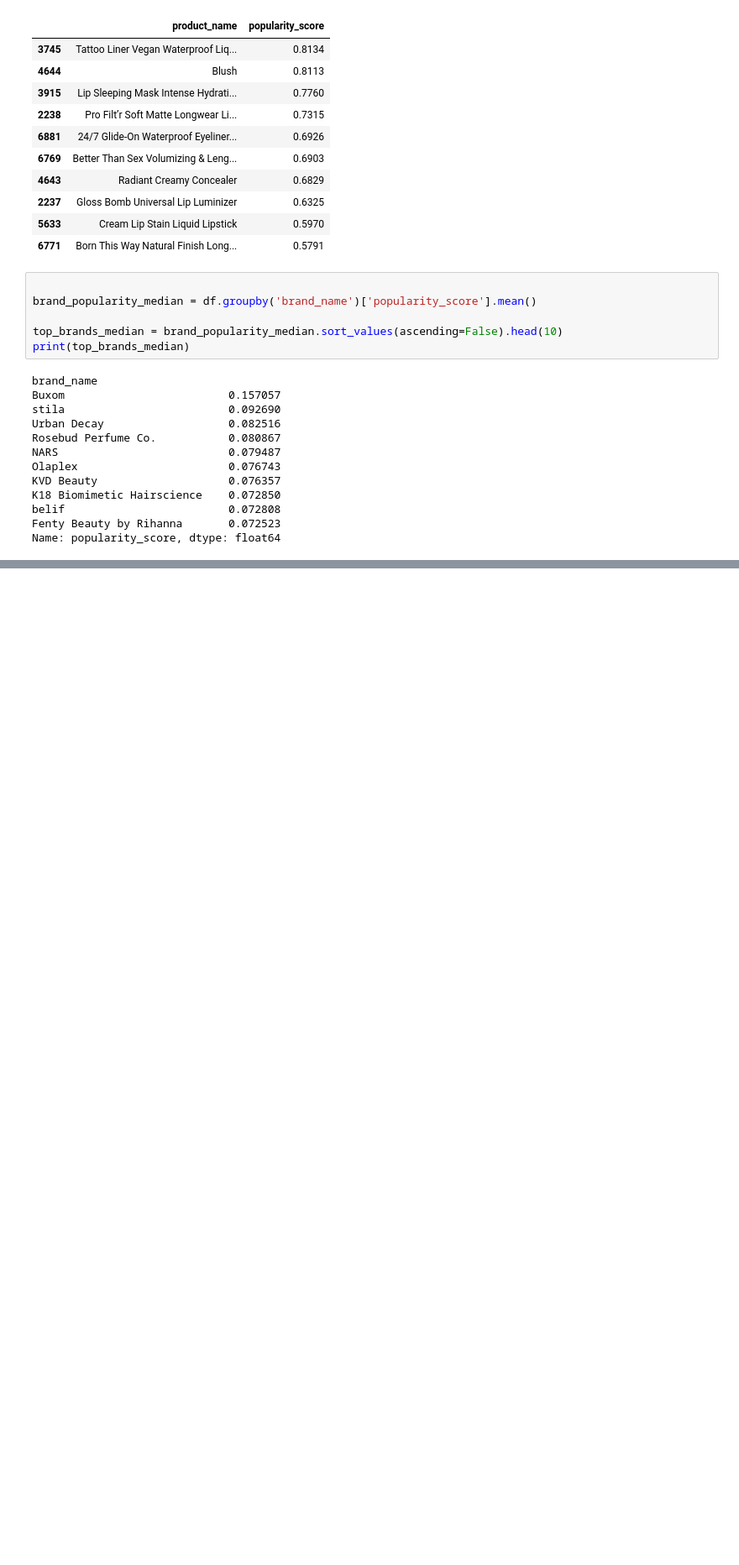
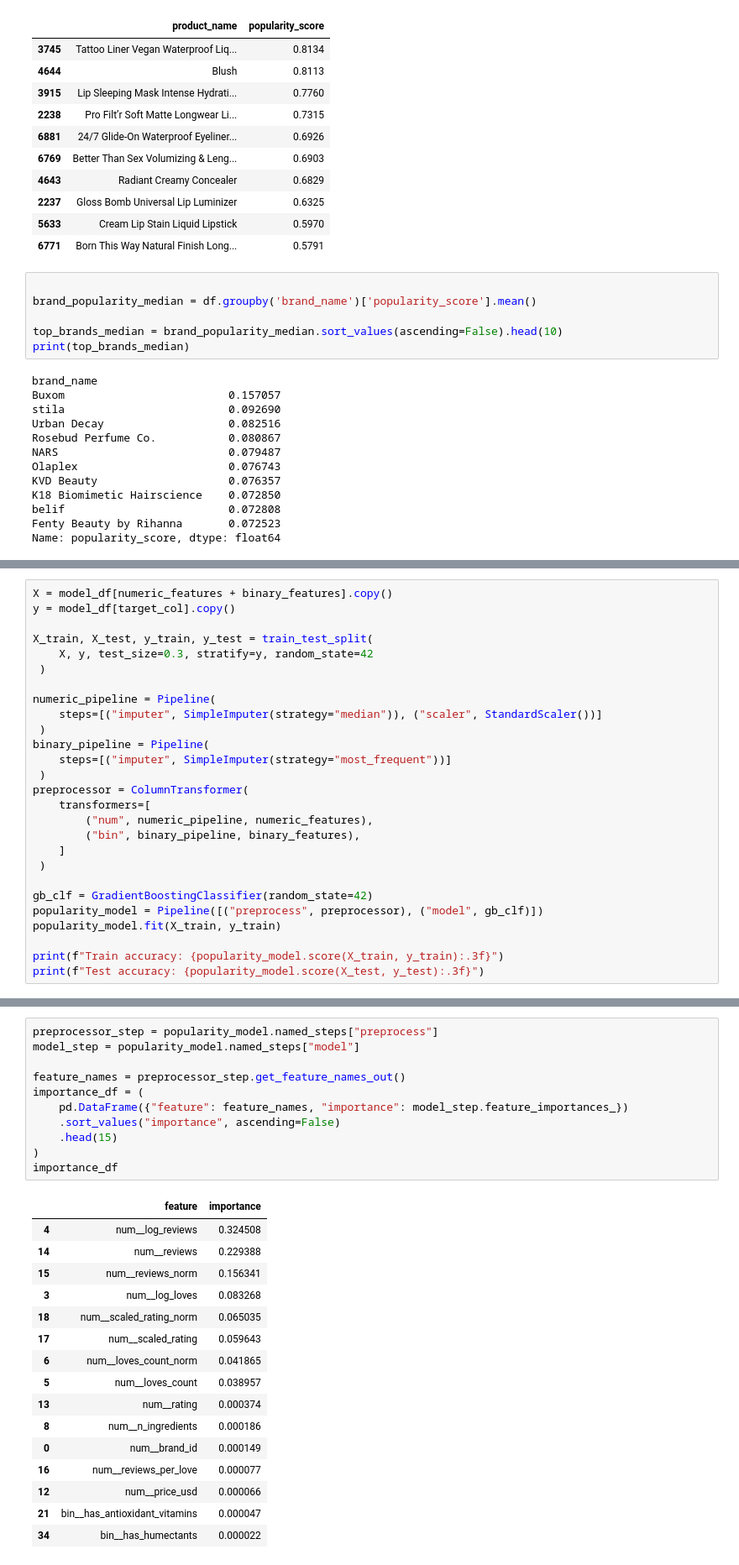
Before and after one commit to juliaaaloopez/visual_analytics_final_project, a Jupyter notebook: Final_project.ipynb, the cells around one changed output, grey strips where cells are left out. Shown at 84% size. Saved outputs shown, nothing was run; the diff lists cells and outputs as text; blank space fills up the shorter version.

Commit message:
started model

```diff
--- a/EDA.ipynb
+++ b/Final_project.ipynb
@@ -1016,0 +1063,27 @@ Name: popularity_score, dtype: float64
+# %%
+X = model_df[numeric_features + binary_features].copy()
+y = model_df[target_col].copy()
+
+X_train, X_test, y_train, y_test = train_test_split(
+    X, y, test_size=0.3, stratify=y, random_state=42
+ )
+
+numeric_pipeline = Pipeline(
+    steps=[("imputer", SimpleImputer(strategy="median")), ("scaler", StandardScaler())]
+ )
+binary_pipeline = Pipeline(
+    steps=[("imputer", SimpleImputer(strategy="most_frequent"))]
+ )
+preprocessor = ColumnTransformer(
+    transformers=[
+        ("num", numeric_pipeline, numeric_features),
+        ("bin", binary_pipeline, binary_features),
+    ]
+ )
+
+gb_clf = GradientBoostingClassifier(random_state=42)
+popularity_model = Pipeline([("preprocess", preprocessor), ("model", gb_clf)])
+popularity_model.fit(X_train, y_train)
+
+print(f"Train accuracy: {popularity_model.score(X_train, y_train):.3f}")
+print(f"Test accuracy: {popularity_model.score(X_test, y_test):.3f}")
@@ -1016,0 +1127,28 @@ Name: popularity_score, dtype: float64
+# %%
+preprocessor_step = popularity_model.named_steps["preprocess"]
+model_step = popularity_model.named_steps["model"]
+
+feature_names = preprocessor_step.get_feature_names_out()
+importance_df = (
+    pd.DataFrame({"feature": feature_names, "importance": model_step.feature_importances_})
+    .sort_values("importance", ascending=False)
+    .head(15)
+)
+importance_df
+# %% [output]
+|  | feature | importance |
+| 4 | num__log_reviews | 0.324508 |
+| 14 | num__reviews | 0.229388 |
+| 15 | num__reviews_norm | 0.156341 |
+| 3 | num__log_loves | 0.083268 |
+| 18 | num__scaled_rating_norm | 0.065035 |
+| 17 | num__scaled_rating | 0.059643 |
+| 6 | num__loves_count_norm | 0.041865 |
+| 5 | num__loves_count | 0.038957 |
+| 13 | num__rating | 0.000374 |
+| 8 | num__n_ingredients | 0.000186 |
+| 0 | num__brand_id | 0.000149 |
+| 16 | num__reviews_per_love | 0.000077 |
+| 12 | num__price_usd | 0.000066 |
+| 21 | bin__has_antioxidant_vitamins | 0.000047 |
+| 34 | bin__has_humectants | 0.000022 |
```
Also changed, not shown: parts of 15 cells of this notebook, 1 other file.
